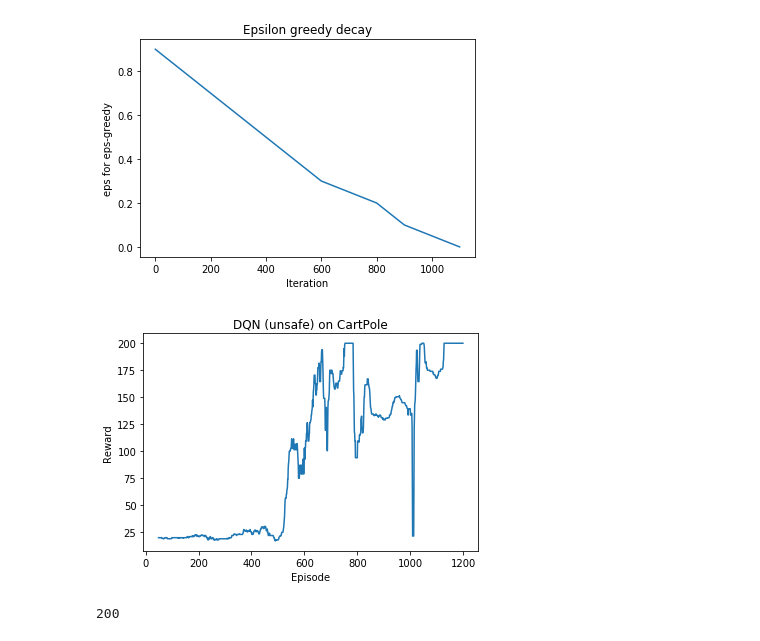
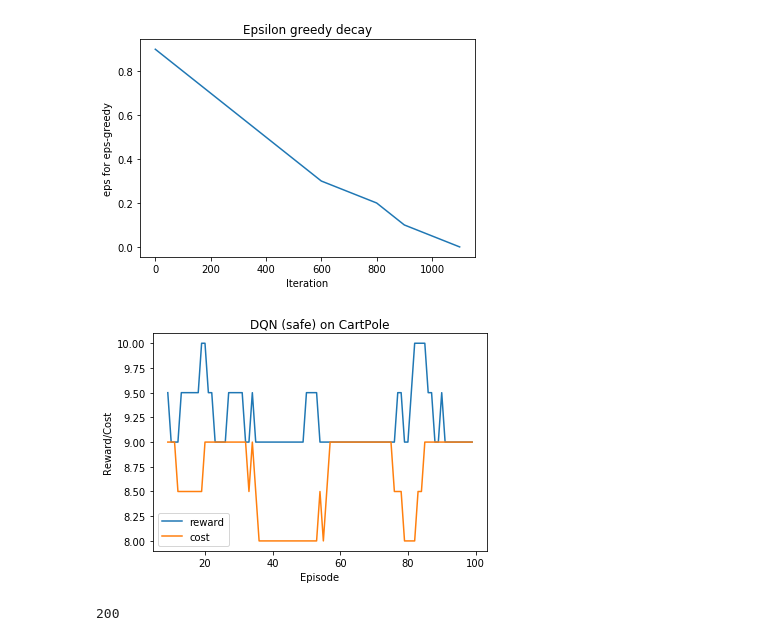
Before and after one commit to sergeivolodin/SafeContinuousStateRL, a Jupyter notebook: cartpole_safety_sdqn.ipynb, the cells around one changed output. Drawn from its saved outputs; the diff is of its cells as text; code cells hidden in the pictures.

Commit message:
Implement SDQN!

```diff
--- a/cartpole_safety_sdqn.ipynb
+++ b/cartpole_safety_sdqn.ipynb
@@ -314,6 +320,3 @@ feed = {states: interleave(S0, S1), actions: A, rewards: R, costs: C, d0: 50}
-# %%
-# obtaining current policy
-pi_k, q_L, q_R, eps_L = sess.run((logits_policy[0::2], q_lyapunov[0::2,:], q_reward[0::2,:], eps_lyapunov[0::2]), feed_dict = feed)
 # %% [markdown]
 ## optimization problem:
 1. $\pi'$ probability distribution: $\pi_i\geq 0$ and $\sum\pi_i=1$
@@ -356,11 +324,0 @@ pi_new = scipy.optimize.linprog(c, A_ub, b_ub, A_eq, b_eq, bounds = (lb, ub)).x
-# %%
-def train_step():
-    # making one environment episode
-    z = get_rollout()
-    L = len(z)
-
-    # sampling same size
-    S0, A, R, S1, N = list(zip(*replay.sample(L)))
-
-    sess.run(step, feed_dict = {states: interleave(S0, S1), actions: A, rewards: R, need_next_q: N})
-    return np.sum(R)
@@ -369,6 +403,7 @@ init = tf.global_variables_initializer()
 sess.run(init)
 replay = ExperienceReplay()
 r = []
+c = []
 # %%
 def get_current_eps(eps_decay, iteration):
     # finding minimal key s.t. <= iteration
@@ -397,19 +432,23 @@ plt.show()
 # %% [output]
 [figure]
 # %%
-for i in tqdm(range(1200)):
+for i in tqdm(range(1000)):
     eps = get_current_eps(eps_decay, i)
-    r += [train_step()]
+    r0, c0 = train_step()
+    r.append(r0)
+    c.append(c0)
 # %%
 plt.figure()
-plt.title('DQN (unsafe) on CartPole')
-plt.plot(pd.DataFrame(r).rolling(50).median())
+plt.title('DQN (safe) on CartPole')
+plt.plot(pd.DataFrame(r).rolling(10).median(), label = 'reward')
+plt.plot(pd.DataFrame(c).rolling(10).median(), label = 'cost')
 plt.xlabel('Episode')
-plt.ylabel('Reward')
-plt.savefig('dqn.eps', bbox_inches = 'tight')
+plt.ylabel('Reward/Cost')
+plt.savefig('sdqn.eps', bbox_inches = 'tight')
+plt.legend()
 plt.show()
 # %% [output]
-[figure, old version]
+[figure, new version]
 # %%
 len(get_rollout())
 # %% [output]
```
Also changed, not shown: parts of 19 cells of this notebook, 1 other file.
